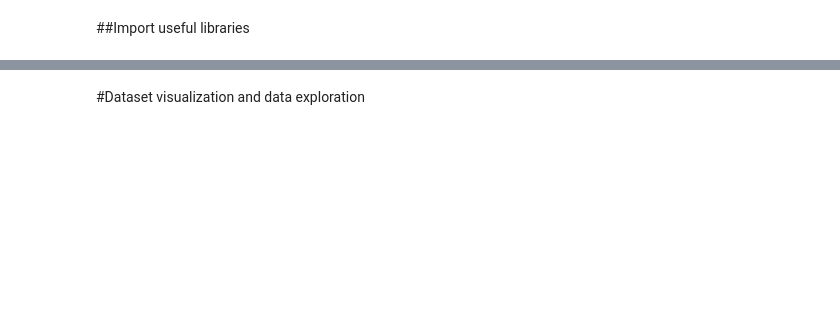
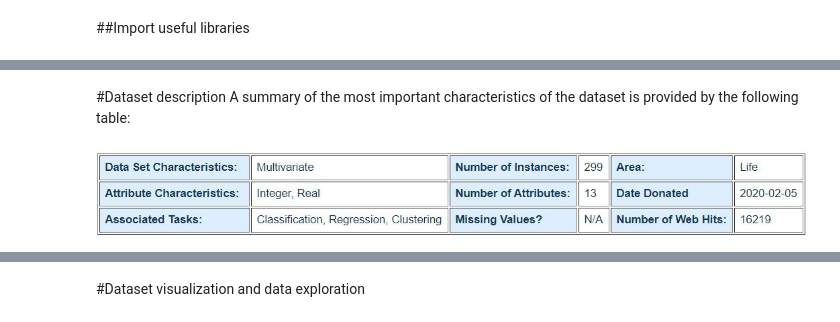
Before and after one commit to ele9996/Heart-failure-clinical-records-analysis, a Jupyter notebook: main.ipynb, the cells around one changed output, grey strips where cells are left out. Drawn from its saved outputs; the diff is of its cells as text; code cells hidden in the pictures; blank space fills up the shorter version.

```diff
--- a/main.ipynb
+++ b/main.ipynb
@@ -31,0 +49,18 @@ from numpy import mean
+# %% [markdown]
+#Dataset description
+A summary of the most important characteristics of the dataset is provided by the following table:
+# %%
+import urllib.request
+from PIL import Image
+
+
+def get_table(url):
+  image = Image.open(urllib.request.urlopen(url))
+  #image=image.resize((800,100))
+  return image
+
+
+char_image=get_table('https://github.com/ele9996/Heart-failure-clinical-records-analysis/blob/master/report_images/dataset_characteristics.JPG?raw=true')
+char_image
+# %% [output]
+[figure, added]
```
Also changed, not shown: parts of 29 cells of this notebook.
